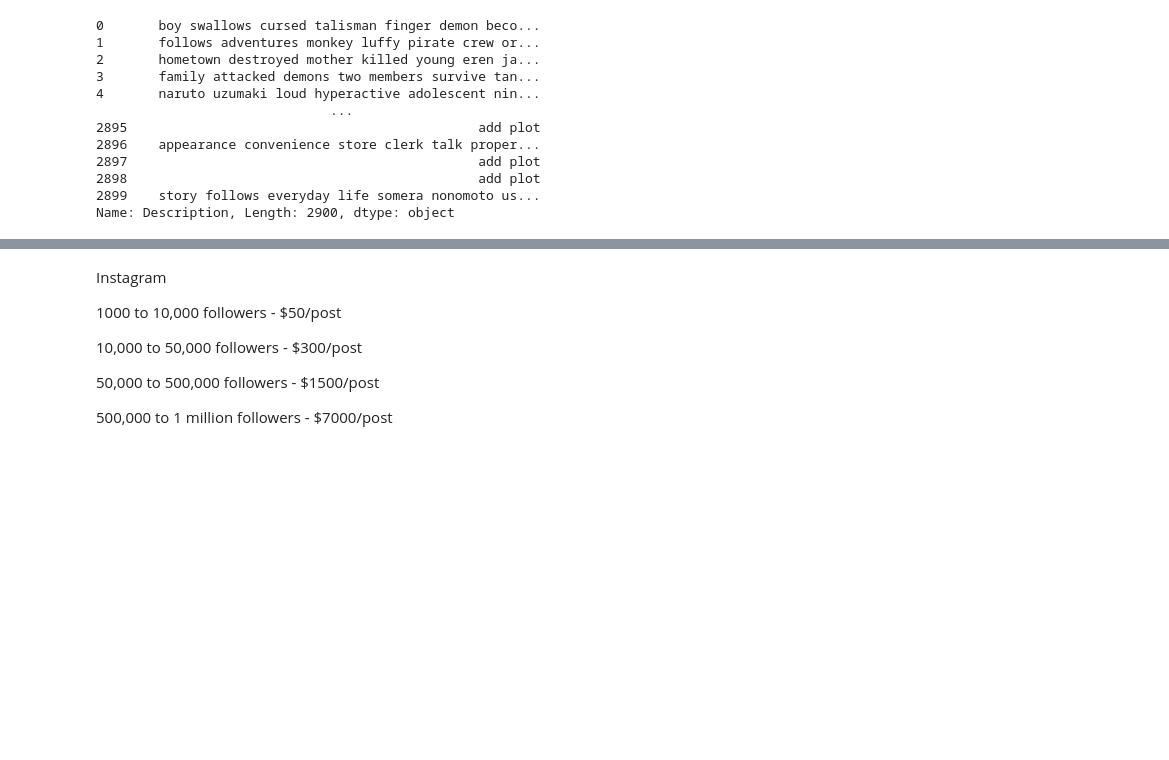
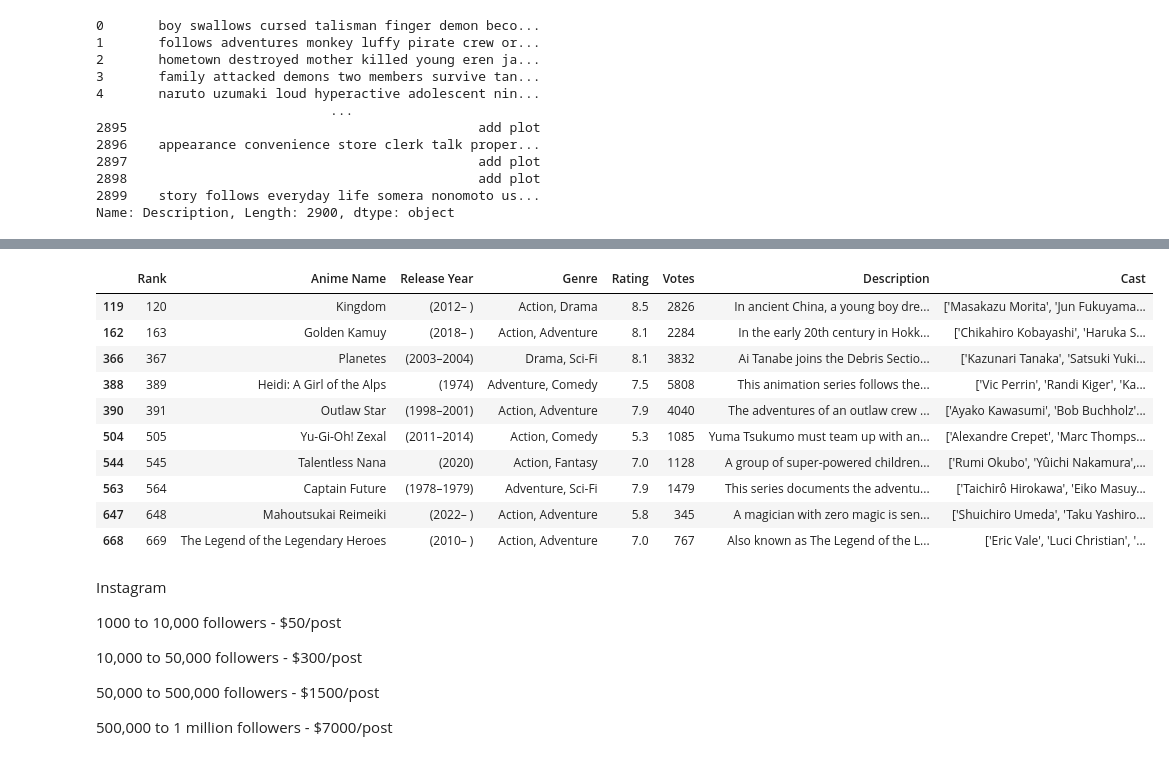
Before and after one commit to daarisameen/Ml-DL-projects, a Jupyter notebook: Project1.ipynb, the cells around one changed output, grey strips where cells are left out. Drawn from its saved outputs; the diff is of its cells as text; code cells hidden in the pictures; blank space fills up the shorter version.

```diff
--- a/Project1.ipynb
+++ b/Project1.ipynb
@@ -317,11 +321,7 @@ Name: Description, Length: 2900, dtype: object
 # with pd.option_context('display.max_rows', None, 'display.max_columns', None):
 #     display(temp.head(11))
 # %%
-import pandas as pd
-from sklearn.feature_extraction.text import TfidfVectorizer
-from sklearn.metrics.pairwise import linear_kernel
-
-def recommend_anime(input_anime, n=50):
+def cossine(input_anime, n=50):
     # Load the anime data from a CSV file
     df = temp
 
@@ -344,12 +344,9 @@ def recommend_anime(input_anime, n=50):
     # Get the indices of the top-n most similar anime
     similar_indices = cosine_similarities.argsort()[:-n-1:-1]
 
-    # Extract and return the top-n anime names
-    recommended_anime = df['Anime Name'].iloc[similar_indices[1:]]  # Exclude the input anime
-    return recommended_anime
+    return similar_indices[1:]
 
 # Example usage
 
 input_anime_name = "One Piece"  # Replace with the anime name you want recommendations for
-recommended_anime = recommend_anime(input_anime_name, n=50)
-print(recommended_anime)
+indices= cossine(input_anime_name, n=50)
@@ -437,3 +353,17 @@ and then it gives top 50 other anime names based on cosine similarity of their d
+# %%
+data.iloc[indices].sort_values(by=['Rank', 'Rating'], ascending=[True, False])[:10]
+# %% [output]
+|  | Rank | Anime Name | Release Year | Genre | Rating | Votes | Description | Cast |
+| 119 | 120 | Kingdom | (2012– ) | Action, Drama | 8.5 | 2826 | In ancient China, a young boy dre... | ['Masakazu Morita', 'Jun Fukuyama... |
+| 162 | 163 | Golden Kamuy | (2018– ) | Action, Adventure | 8.1 | 2284 | In the early 20th century in Hokk... | ['Chikahiro Kobayashi', 'Haruka S... |
+| 366 | 367 | Planetes | (2003–2004) | Drama, Sci-Fi | 8.1 | 3832 | Ai Tanabe joins the Debris Sectio... | ['Kazunari Tanaka', 'Satsuki Yuki... |
+| 388 | 389 | Heidi: A Girl of the Alps | (1974) | Adventure, Comedy | 7.5 | 5808 | This animation series follows the... | ['Vic Perrin', 'Randi Kiger', 'Ka... |
+| 390 | 391 | Outlaw Star | (1998–2001) | Action, Adventure | 7.9 | 4040 | The adventures of an outlaw crew ... | ['Ayako Kawasumi', 'Bob Buchholz'... |
+| 504 | 505 | Yu-Gi-Oh! Zexal | (2011–2014) | Action, Comedy | 5.3 | 1085 | Yuma Tsukumo must team up with an... | ['Alexandre Crepet', 'Marc Thomps... |
+| 544 | 545 | Talentless Nana | (2020) | Action, Fantasy | 7.0 | 1128 | A group of super-powered children... | ['Rumi Okubo', 'Yûichi Nakamura',... |
+| 563 | 564 | Captain Future | (1978–1979) | Adventure, Sci-Fi | 7.9 | 1479 | This series documents the adventu... | ['Taichirô Hirokawa', 'Eiko Masuy... |
+| 647 | 648 | Mahoutsukai Reimeiki | (2022– ) | Action, Adventure | 5.8 | 345 | A magician with zero magic is sen... | ['Shuichiro Umeda', 'Taku Yashiro... |
+| 668 | 669 | The Legend of the Legendary Heroes | (2010– ) | Action, Adventure | 7.0 | 767 | Also known as The Legend of the L... | ['Eric Vale', 'Luci Christian', '... |
 # %% [markdown]
 Instagram
 
```
Also changed, not shown: parts of 12 cells of this notebook.
